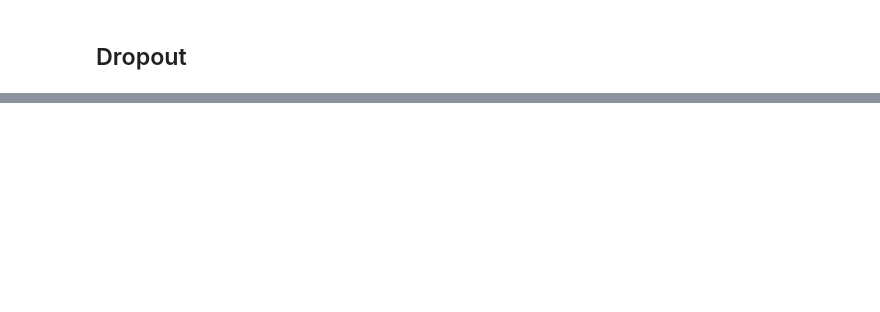
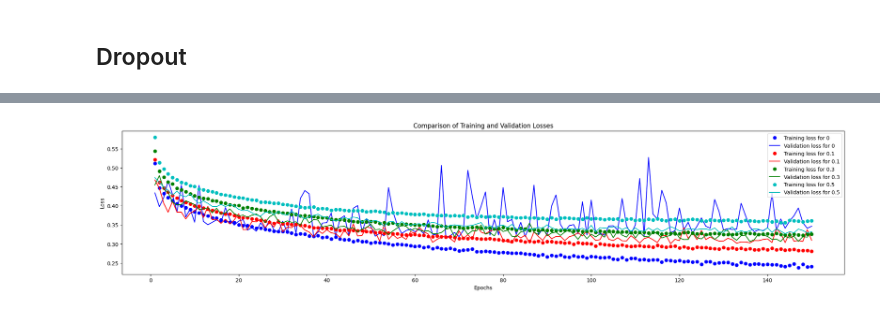
Before and after one commit to lursz/DeepNeuralNetworks, a Jupyter notebook: 2_Overfitting_and_Underfitting/2_Hw_overfitting_Underfitting.ipynb, the cells around one changed output, grey strips where cells are left out. Saved outputs shown, nothing was run; the diff lists cells and outputs as text; code cells hidden in the pictures; blank space fills up the shorter version.

```diff
--- a/2_Overfitting_and_Underfitting/2_Hw_overfitting_Underfitting.ipynb
+++ b/2_Overfitting_and_Underfitting/2_Hw_overfitting_Underfitting.ipynb
@@ -346,0 +392,4 @@ plot_loss_comparison(history_h1, history_h2, history_h1_h2, labels=['L1', 'L2',
+# %%
+plot_loss_comparison(history_dropout_1, history_dropout_2, history_dropout_3, history_dropout_4, labels=['0', '0.1', '0.3', '0.5'])
+# %% [output]
+[figure, added]
```
Also changed, not shown: parts of 22 cells of this notebook, 3 other files.
